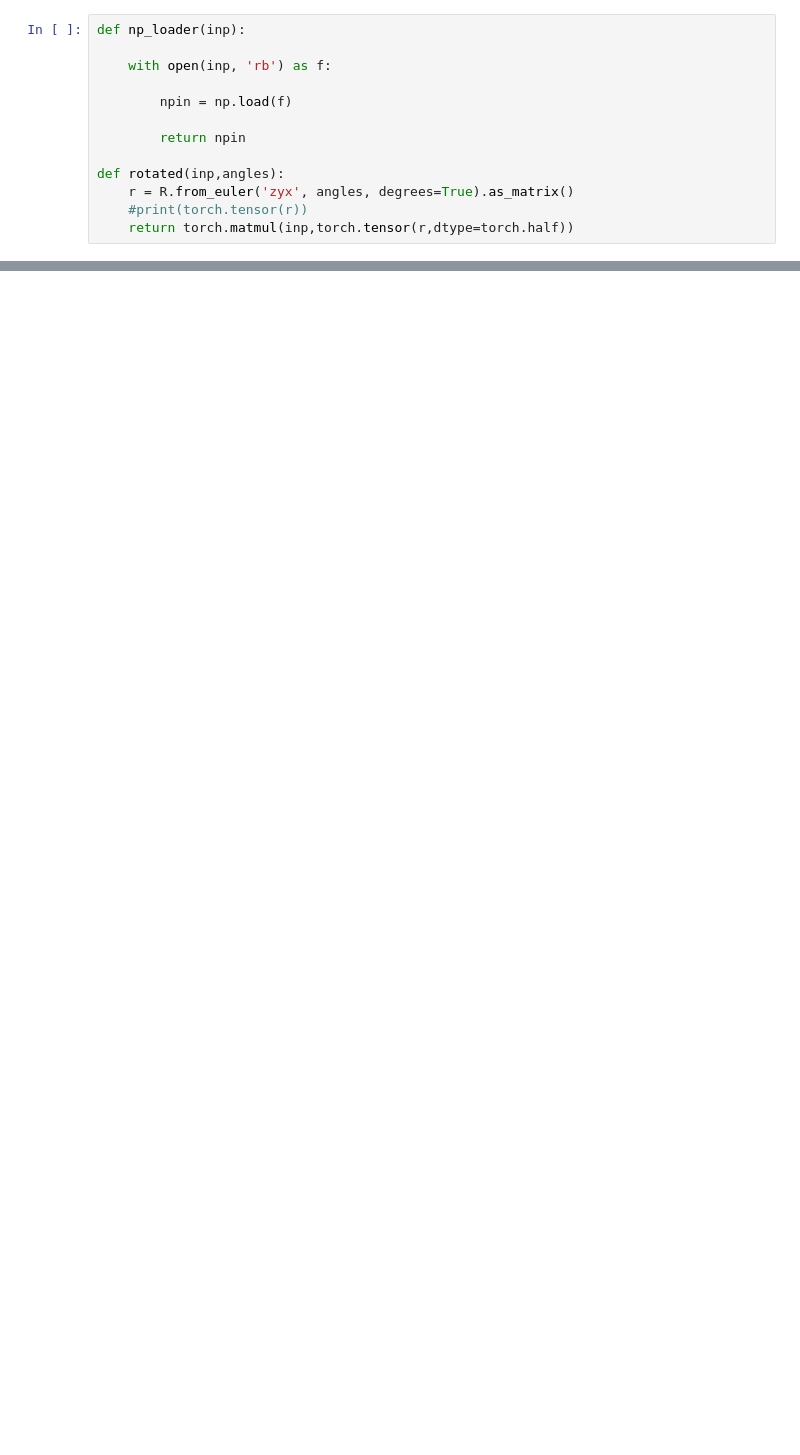
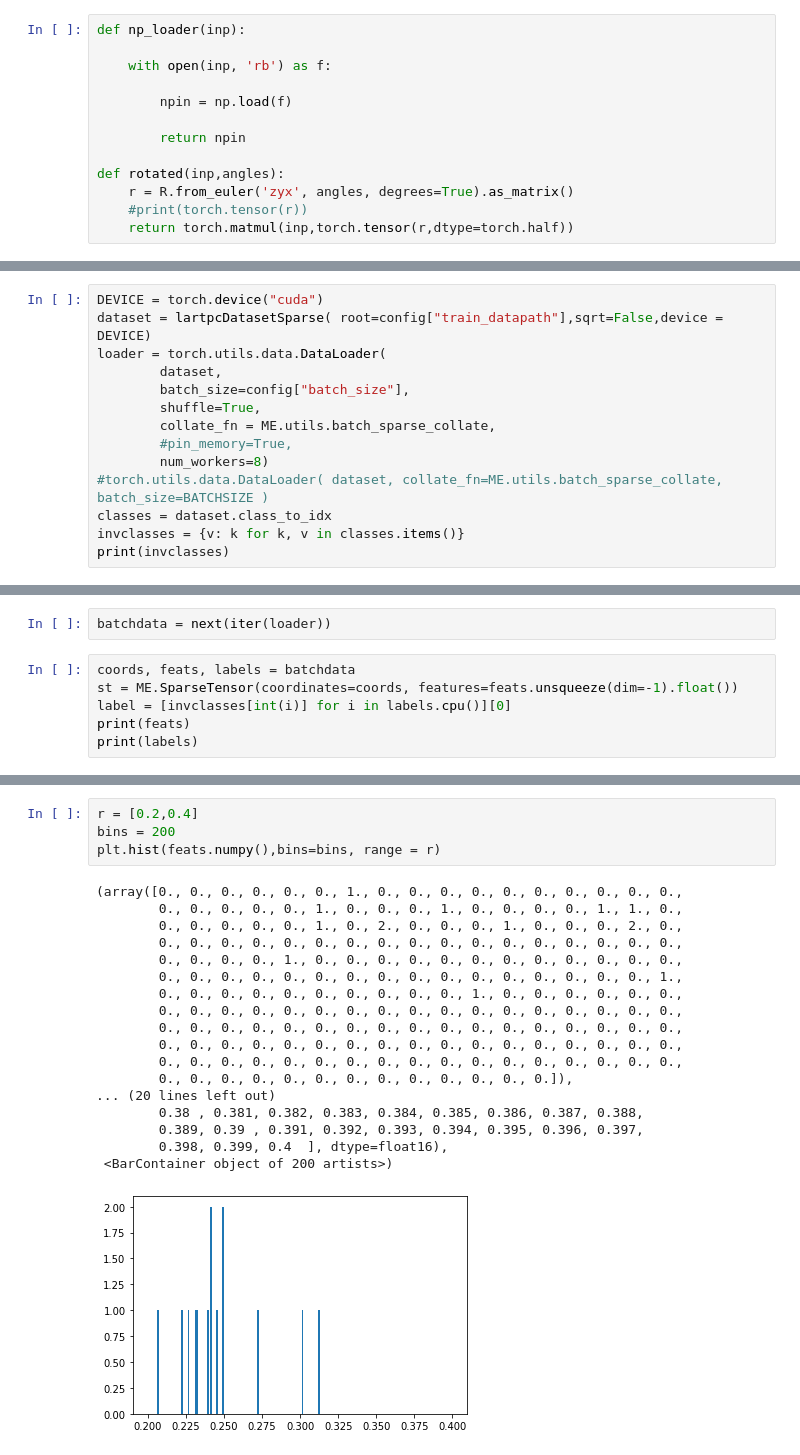
Before and after one commit to NuTufts/lareqnn, a Jupyter notebook: EDA_scratch.ipynb, the cells around one changed output, grey strips where cells are left out. Drawn from its saved outputs; the diff is of its cells as text; blank space fills up the shorter version.

```diff
--- a/EDA_scratch.ipynb
+++ b/EDA_scratch.ipynb
@@ -407,0 +93,14 @@ Muon
+# %%
+DEVICE = torch.device("cuda")
+dataset = lartpcDatasetSparse( root=config["train_datapath"],sqrt=False,device = DEVICE)
+loader = torch.utils.data.DataLoader(
+        dataset,
+        batch_size=config["batch_size"],
+        shuffle=True,
+        collate_fn = ME.utils.batch_sparse_collate,
+        #pin_memory=True,
+        num_workers=8)
+#torch.utils.data.DataLoader( dataset, collate_fn=ME.utils.batch_sparse_collate, batch_size=BATCHSIZE )
+classes = dataset.class_to_idx
+invclasses = {v: k for k, v in classes.items()}
+print(invclasses)
@@ -407,0 +221,8 @@ Muon
+# %%
+batchdata = next(iter(loader))
+# %%
+coords, feats, labels = batchdata
+st = ME.SparseTensor(coordinates=coords, features=feats.unsqueeze(dim=-1).float())
+label = [invclasses[int(i)] for i in labels.cpu()][0]
+print(feats)
+print(labels)
@@ -407,0 +247,23 @@ Muon
+# %%
+r = [0.2,0.4]
+bins = 200
+plt.hist(feats.numpy(),bins=bins, range = r)
+# %% [output]
+(array([0., 0., 0., 0., 0., 0., 1., 0., 0., 0., 0., 0., 0., 0., 0., 0., 0.,
+        0., 0., 0., 0., 0., 1., 0., 0., 0., 1., 0., 0., 0., 0., 1., 1., 0.,
+        0., 0., 0., 0., 0., 1., 0., 2., 0., 0., 0., 1., 0., 0., 0., 2., 0.,
+        0., 0., 0., 0., 0., 0., 0., 0., 0., 0., 0., 0., 0., 0., 0., 0., 0.,
+        0., 0., 0., 0., 1., 0., 0., 0., 0., 0., 0., 0., 0., 0., 0., 0., 0.,
+        0., 0., 0., 0., 0., 0., 0., 0., 0., 0., 0., 0., 0., 0., 0., 0., 1.,
+        0., 0., 0., 0., 0., 0., 0., 0., 0., 0., 1., 0., 0., 0., 0., 0., 0.,
+        0., 0., 0., 0., 0., 0., 0., 0., 0., 0., 0., 0., 0., 0., 0., 0., 0.,
+        0., 0., 0., 0., 0., 0., 0., 0., 0., 0., 0., 0., 0., 0., 0., 0., 0.,
+        0., 0., 0., 0., 0., 0., 0., 0., 0., 0., 0., 0., 0., 0., 0., 0., 0.,
+        0., 0., 0., 0., 0., 0., 0., 0., 0., 0., 0., 0., 0., 0., 0., 0., 0.,
+        0., 0., 0., 0., 0., 0., 0., 0., 0., 0., 0., 0., 0.]),
+... (20 lines left out)
+        0.38 , 0.381, 0.382, 0.383, 0.384, 0.385, 0.386, 0.387, 0.388,
+        0.389, 0.39 , 0.391, 0.392, 0.393, 0.394, 0.395, 0.396, 0.397,
+        0.398, 0.399, 0.4  ], dtype=float16),
+ <BarContainer object of 200 artists>)
+[figure, added]
```
Also changed, not shown: parts of 42 cells of this notebook, 10 other files.
